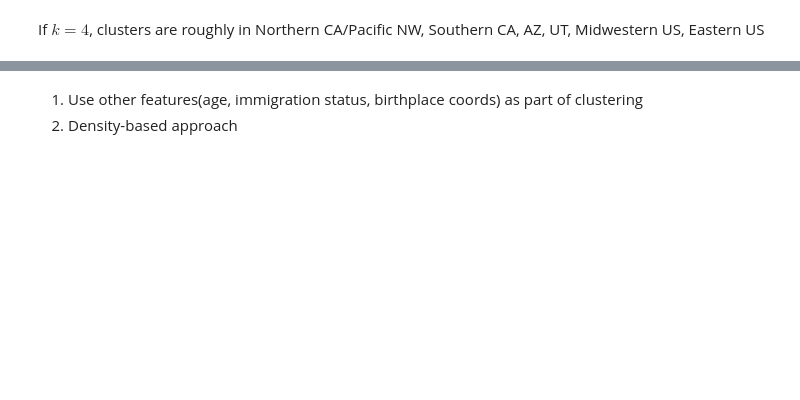
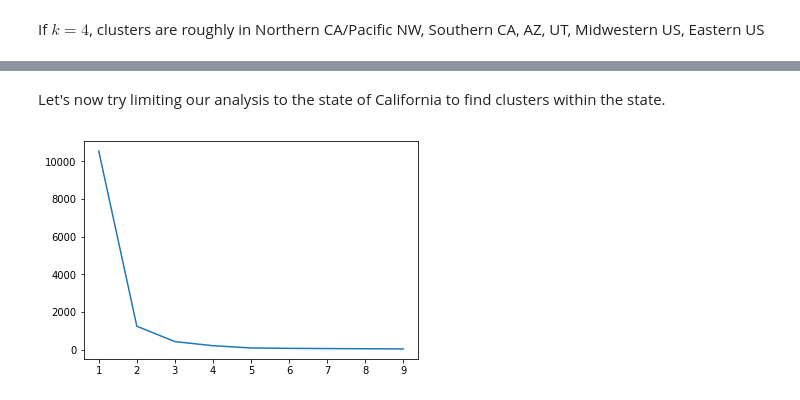
Before and after one commit to sathvikn/1940-singh-census, a Jupyter notebook: mapping.ipynb, the cells around one changed output, grey strips where cells are left out. Drawn from its saved outputs; the diff is of its cells as text; code cells hidden in the pictures; blank space fills up the shorter version.

```diff
--- a/mapping.ipynb
+++ b/mapping.ipynb
@@ -321,6 +348,10 @@ If $k = 4$, clusters are roughly in Northern CA/Pacific NW, Southern CA, AZ, UT,
 py.iplot(map_clusters(4, ll_data))
 # %% [output]
 [interactive output not drawn]
-# %% [markdown]
-1. Use other features(age, immigration status, birthplace coords) as part of clustering
-2. Density-based approach
+# %% [markdown]
+Let's now try limiting our analysis to the state of California to find clusters within the state.
+# %%
+ca_data = coords_fips[coords_fips['state']=='CA'][features]
+plot_elbow(ca_data)
+# %% [output]
+[figure, added]
```
Also changed, not shown: parts of 23 cells of this notebook, 1 other file.
